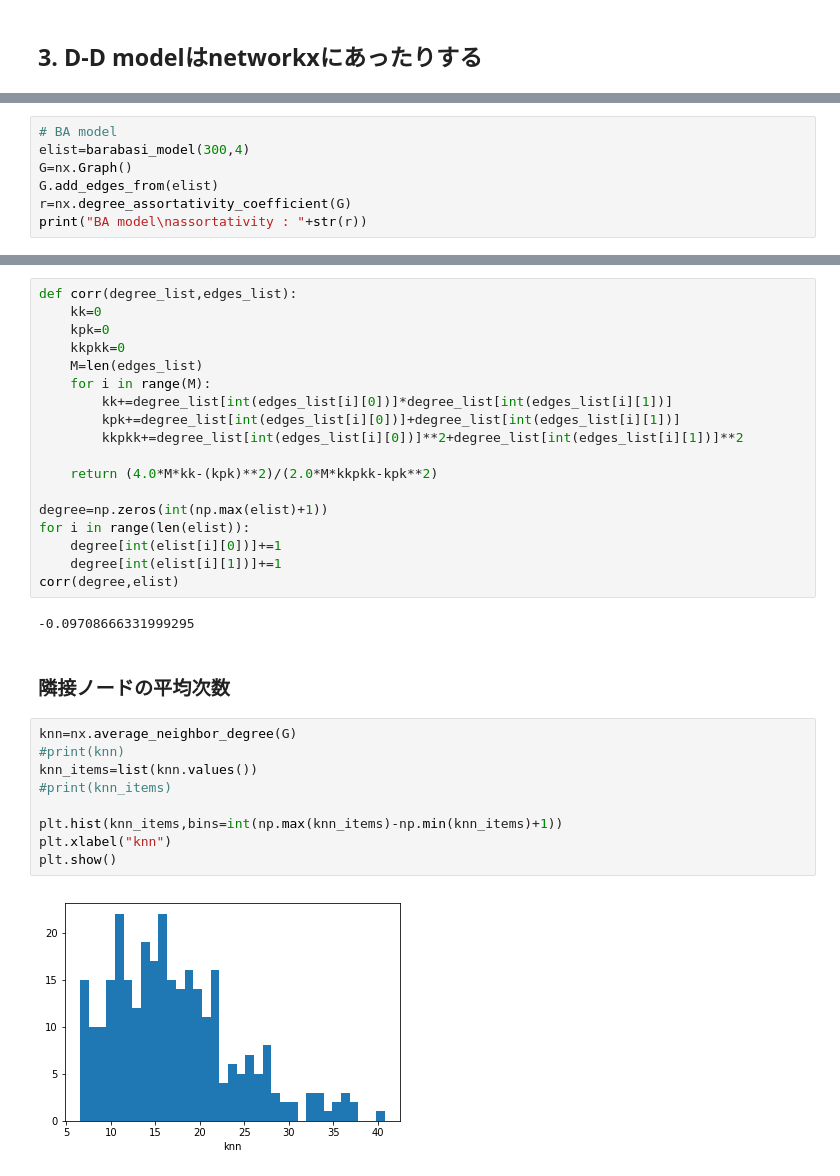
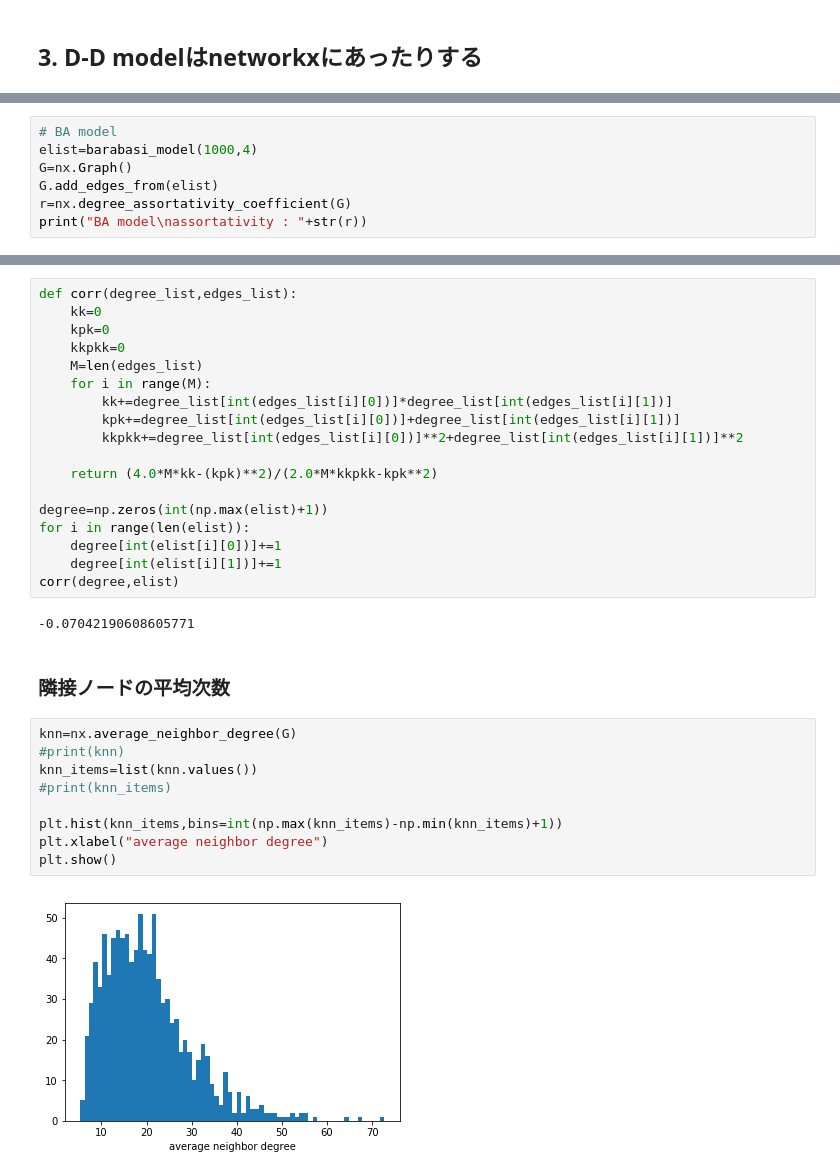
Before and after one commit to MasakiChujo/NetworkScience, a Jupyter notebook: networkx3.ipynb, the cells around one changed output, grey strips where cells are left out. Saved outputs shown, nothing was run; the diff lists cells and outputs as text.

```diff
--- a/networkx3.ipynb
+++ b/networkx3.ipynb
@@ -187,6 +187,6 @@ plt.show()
 # %%
 # BA model
-elist=barabasi_model(300,4)
+elist=barabasi_model(1000,4)
 G=nx.Graph()
 G.add_edges_from(elist)
 r=nx.degree_assortativity_coefficient(G)
@@ -220,17 +226,17 @@ for i in range(len(elist)):
     degree[int(elist[i][1])]+=1
 corr(degree,elist)
 # %% [output]
--0.09708666331999295
+-0.07042190608605771
 # %% [markdown]
 ### 隣接ノードの平均次数
 # %%
 knn=nx.average_neighbor_degree(G)
 #print(knn)
 knn_items=list(knn.values())
 #print(knn_items)
 
 plt.hist(knn_items,bins=int(np.max(knn_items)-np.min(knn_items)+1))
-plt.xlabel("knn")
+plt.xlabel("average neighbor degree")
 plt.show()
 # %% [output]
-[figure, old version]
+[figure, new version]
```
Also changed, not shown: parts of 12 cells of this notebook.
